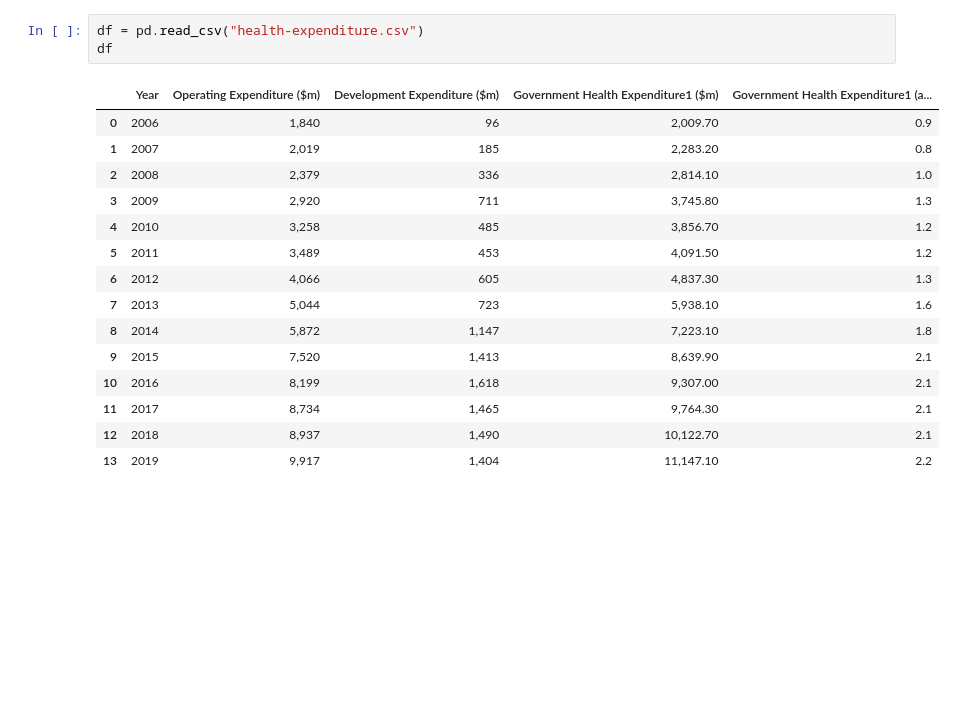
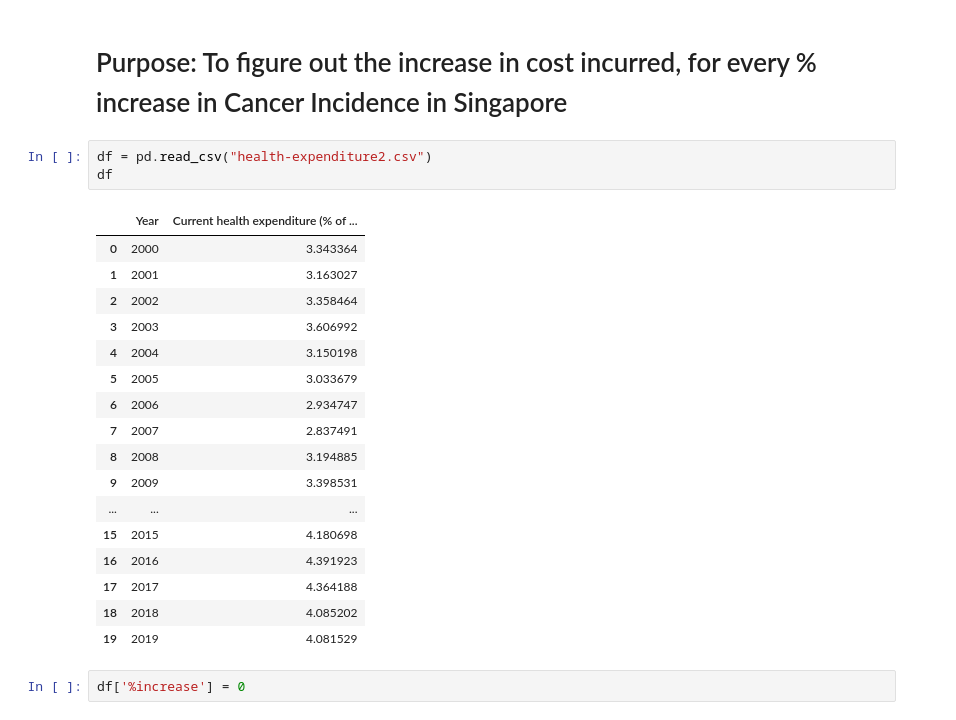
Before and after one commit to CTAN210/BAC7, a Jupyter notebook: costs of cancer/Cost of Cancer in Singapore.ipynb, the cells around one changed output. Cells and saved outputs as stored; diff of their text form; blank space fills up the shorter version.

Commit message:
costs of cancer script

```diff
--- a/costs of cancer/Cost of Cancer in Singapore.ipynb
+++ b/costs of cancer/Cost of Cancer in Singapore.ipynb
@@ -3,19 +13,25 @@ import pandas as pd
+# %% [markdown]
+# Purpose: To figure out the increase in cost incurred, for every % increase in Cancer Incidence in Singapore
 # %%
-df = pd.read_csv("health-expenditure.csv")
+df = pd.read_csv("health-expenditure2.csv")
 df
 # %% [output]
-|  | Year | Operating Expenditure ($m) | Development Expenditure ($m) | Government Health Expenditure1 ($m) | Government Health Expenditure1 (a... |
-| 0 | 2006 | 1,840 | 96 | 2,009.70 | 0.9 |
-| 1 | 2007 | 2,019 | 185 | 2,283.20 | 0.8 |
-| 2 | 2008 | 2,379 | 336 | 2,814.10 | 1.0 |
-| 3 | 2009 | 2,920 | 711 | 3,745.80 | 1.3 |
-| 4 | 2010 | 3,258 | 485 | 3,856.70 | 1.2 |
-| 5 | 2011 | 3,489 | 453 | 4,091.50 | 1.2 |
-| 6 | 2012 | 4,066 | 605 | 4,837.30 | 1.3 |
-| 7 | 2013 | 5,044 | 723 | 5,938.10 | 1.6 |
-| 8 | 2014 | 5,872 | 1,147 | 7,223.10 | 1.8 |
-| 9 | 2015 | 7,520 | 1,413 | 8,639.90 | 2.1 |
-| 10 | 2016 | 8,199 | 1,618 | 9,307.00 | 2.1 |
-| 11 | 2017 | 8,734 | 1,465 | 9,764.30 | 2.1 |
-| 12 | 2018 | 8,937 | 1,490 | 10,122.70 | 2.1 |
-| 13 | 2019 | 9,917 | 1,404 | 11,147.10 | 2.2 |
+|  | Year | Current health expenditure (% of ... |
+| 0 | 2000 | 3.343364 |
+| 1 | 2001 | 3.163027 |
+| 2 | 2002 | 3.358464 |
+| 3 | 2003 | 3.606992 |
+| 4 | 2004 | 3.150198 |
+| 5 | 2005 | 3.033679 |
+| 6 | 2006 | 2.934747 |
+| 7 | 2007 | 2.837491 |
+| 8 | 2008 | 3.194885 |
+| 9 | 2009 | 3.398531 |
+| ... | ... | ... |
+| 15 | 2015 | 4.180698 |
+| 16 | 2016 | 4.391923 |
+| 17 | 2017 | 4.364188 |
+| 18 | 2018 | 4.085202 |
+| 19 | 2019 | 4.081529 |
+# %%
+df['%increase'] = 0
```
Also changed, not shown: parts of 11 cells of this notebook, 6 other files.
